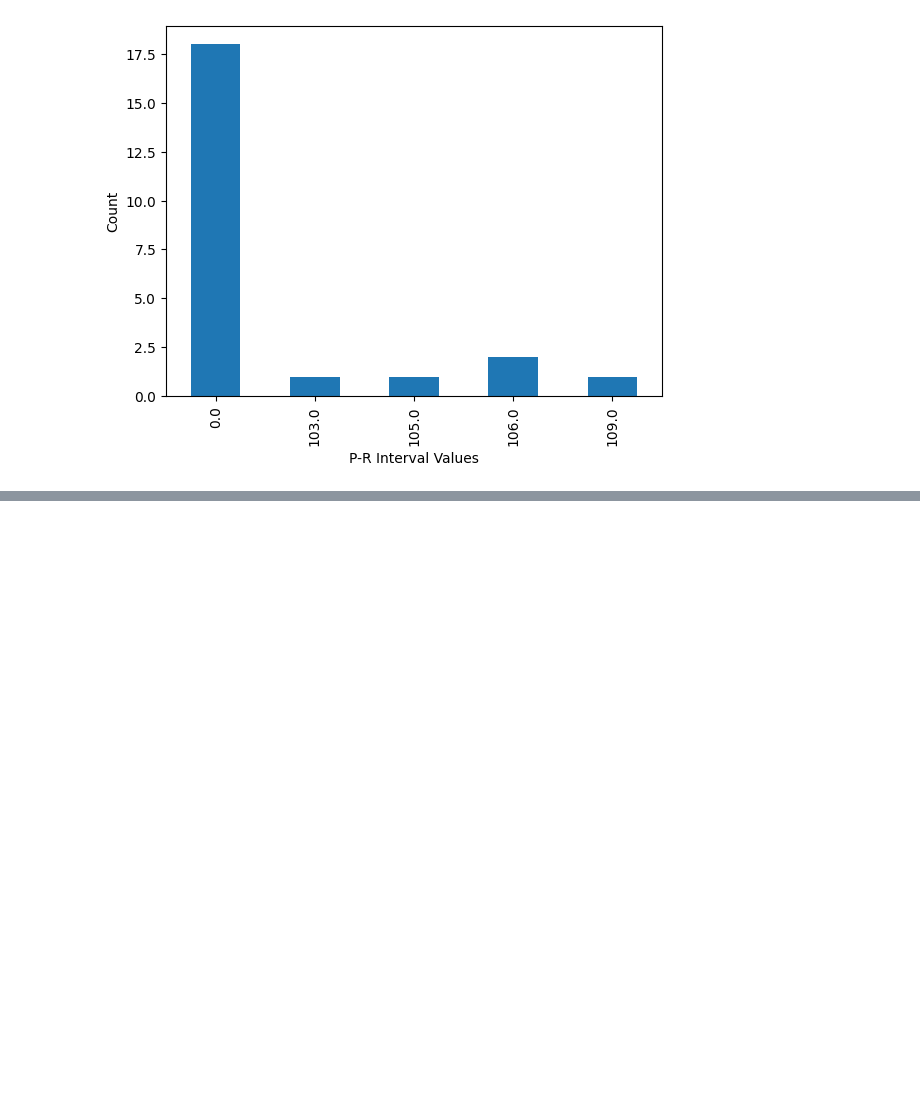
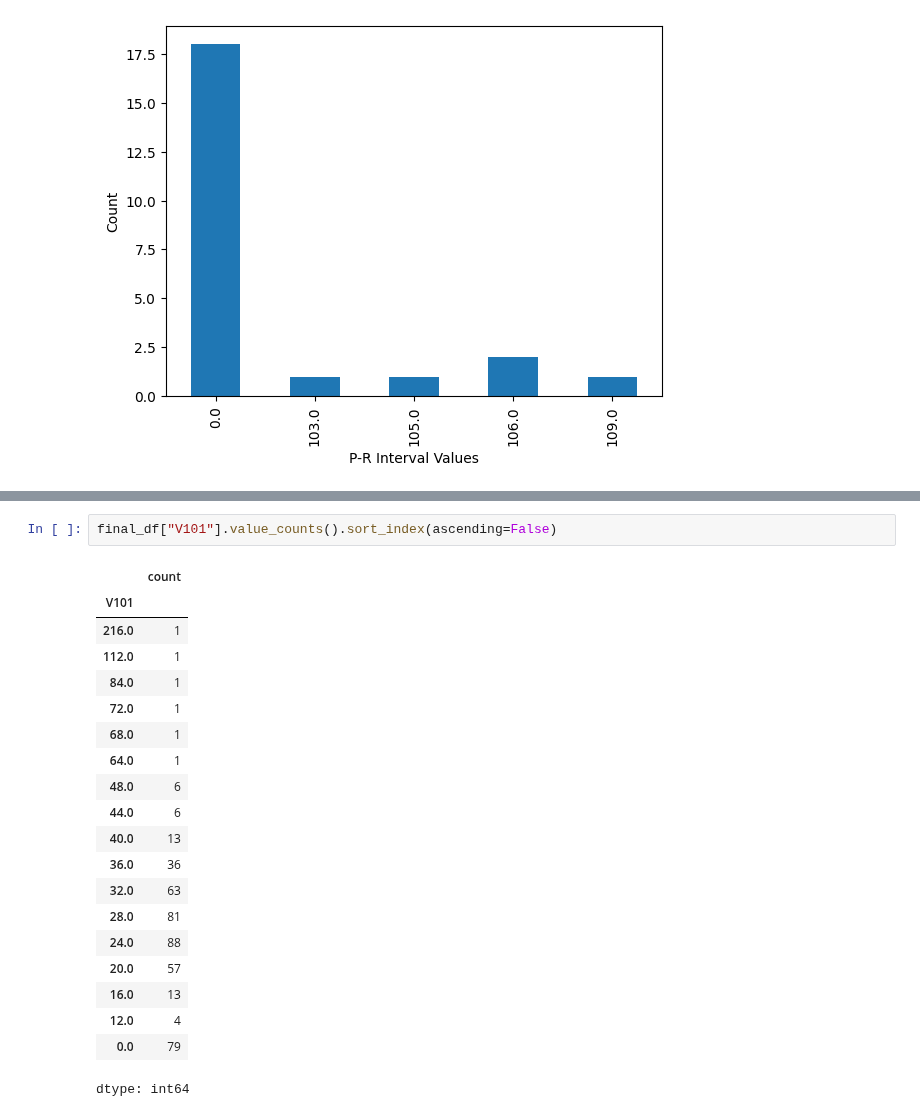
Before and after one commit to heytanix/PROJECT_ARRHYTHMIA, a Jupyter notebook: Oversampled_and_PCA.ipynb, the cells around one changed output, grey strips where cells are left out. Drawn from its saved outputs; the diff is of its cells as text; blank space fills up the shorter version.

```diff
--- a/Oversampled_and_PCA.ipynb
+++ b/Oversampled_and_PCA.ipynb
@@ -279,0 +303,23 @@ plt.ylabel('Count');
+# %%
+final_df["V101"].value_counts().sort_index(ascending=False)
+# %% [output]
+|  | count |
+| V101 |  |
+| 216.0 | 1 |
+| 112.0 | 1 |
+| 84.0 | 1 |
+| 72.0 | 1 |
+| 68.0 | 1 |
+| 64.0 | 1 |
+| 48.0 | 6 |
+| 44.0 | 6 |
+| 40.0 | 13 |
+| 36.0 | 36 |
+| 32.0 | 63 |
+| 28.0 | 81 |
+| 24.0 | 88 |
+| 20.0 | 57 |
+| 16.0 | 13 |
+| 12.0 | 4 |
+| 0.0 | 79 |
+dtype: int64
```
Also changed, not shown: parts of 10 cells of this notebook.
